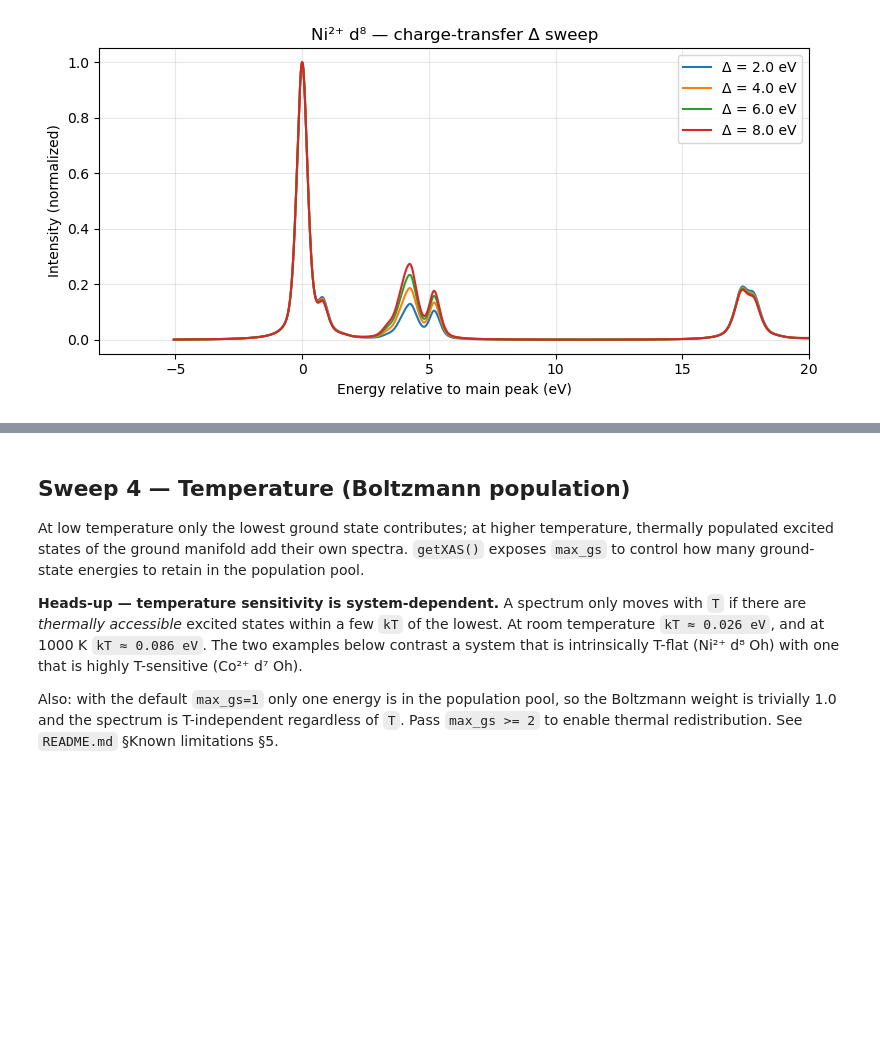
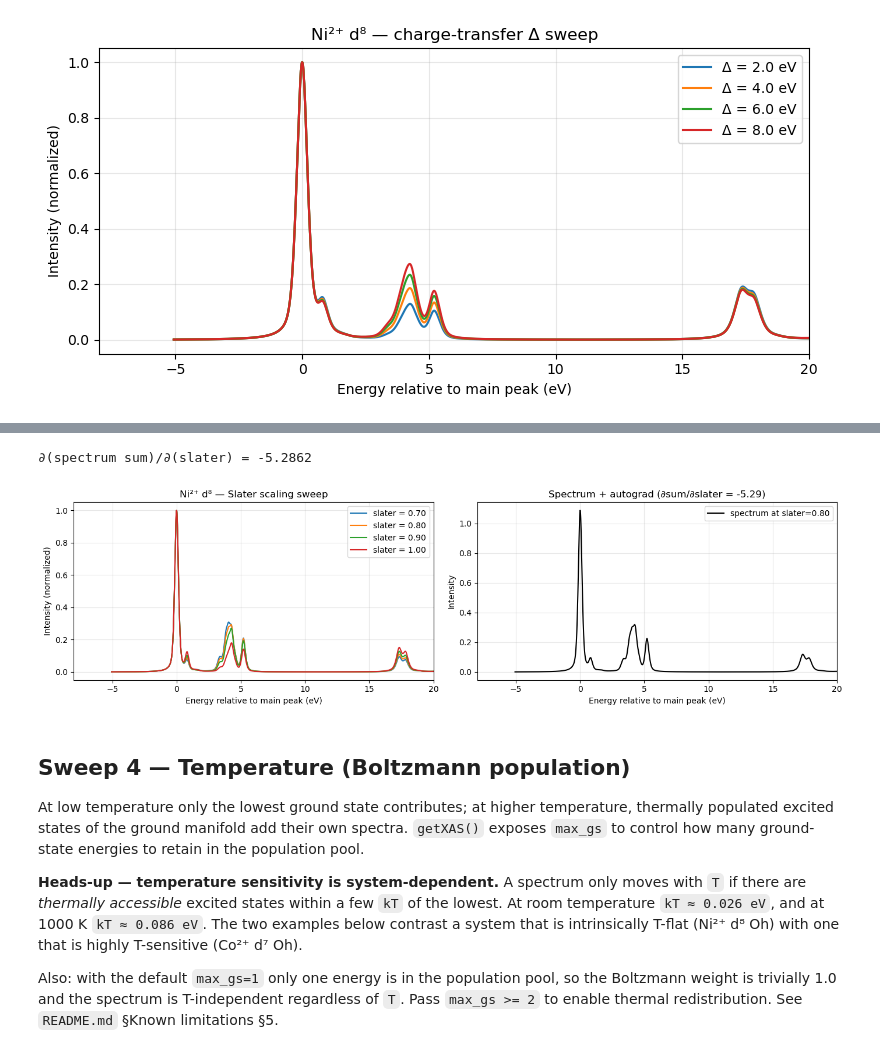
Before and after one commit to follmerlab/multitorch, a Jupyter notebook: notebooks/03_parameter_exploration.ipynb, the cells around one changed output, grey strips where cells are left out. Cells and saved outputs as stored; diff of their text form; code cells hidden in the pictures; blank space fills up the shorter version.

```diff
--- a/notebooks/03_parameter_exploration.ipynb
+++ b/notebooks/03_parameter_exploration.ipynb
@@ -227,3 +293,51 @@ plt.show()
+# %%
+fig, axes = plt.subplots(1, 2, figsize=(14, 4))
+
+# Left: Slater sweep
+ax = axes[0]
+for s in [0.70, 0.80, 0.90, 1.00]:
+    x, y = calcXAS(
+        element="Ni", valence="ii", sym="oh", edge="l",
+        cf={}, slater=s, soc=1.0, T=80, max_gs=1,
+    )
+    y_norm = y / y.max()
+    ax.plot(x.numpy() - float(x[y.argmax()]), y_norm.detach().numpy(),
+            label=f"slater = {s:.2f}", lw=1.5)
+ax.set_xlabel("Energy relative to main peak (eV)")
+ax.set_ylabel("Intensity (normalized)")
+ax.set_title("Ni²⁺ d⁸ — Slater scaling sweep")
+ax.set_xlim(-8, 20)
+ax.legend()
+ax.grid(alpha=0.3)
+
+# Right: autograd — gradient of spectrum w.r.t. slater at slater=0.8
+ax = axes[1]
+slater = torch.tensor(0.80, dtype=torch.float64, requires_grad=True)
+x, y = calcXAS(
+    element="Ni", valence="ii", sym="oh", edge="l",
+    cf={}, slater=slater, soc=1.0, T=80, max_gs=1,
+)
+# Compute per-bin gradient: dy[i]/d(slater)
+grads = torch.autograd.grad(y.sum(), slater)[0]
+print(f"∂(spectrum sum)/∂(slater) = {grads.item():.4f}")
+
+# For a per-bin sensitivity map, compute gradient of each bin
+# (this is more expensive — one backward per bin — so we just show
+# the total gradient above and the spectrum shape below)
+ax.plot(x.numpy() - float(x[y.argmax()]), y.detach().numpy(), 'k-', lw=1.5,
+        label="spectrum at slater=0.80")
+ax.set_xlabel("Energy relative to main peak (eV)")
+ax.set_ylabel("Intensity")
+ax.set_title(f"Spectrum + autograd (∂sum/∂slater = {grads.item():.2f})")
+ax.set_xlim(-8, 20)
+ax.legend()
+ax.grid(alpha=0.3)
+
+plt.tight_layout()
+plt.show()
+# %% [output]
+∂(spectrum sum)/∂(slater) = -5.2862
+[figure, added]
 # %% [markdown]
 ## Sweep 4 — Temperature (Boltzmann population)
 
```
Also changed, not shown: parts of 7 cells of this notebook, 28 other files.
